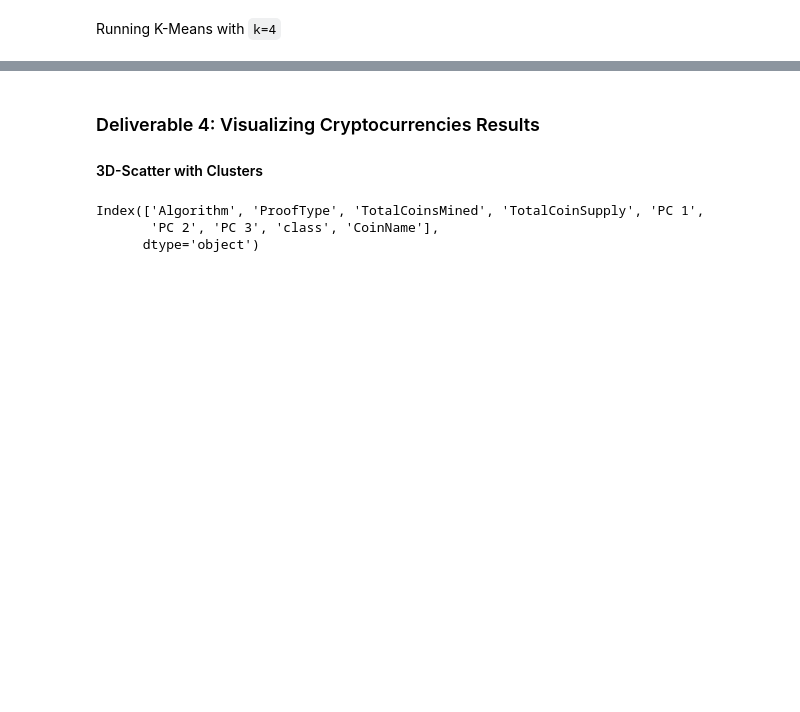
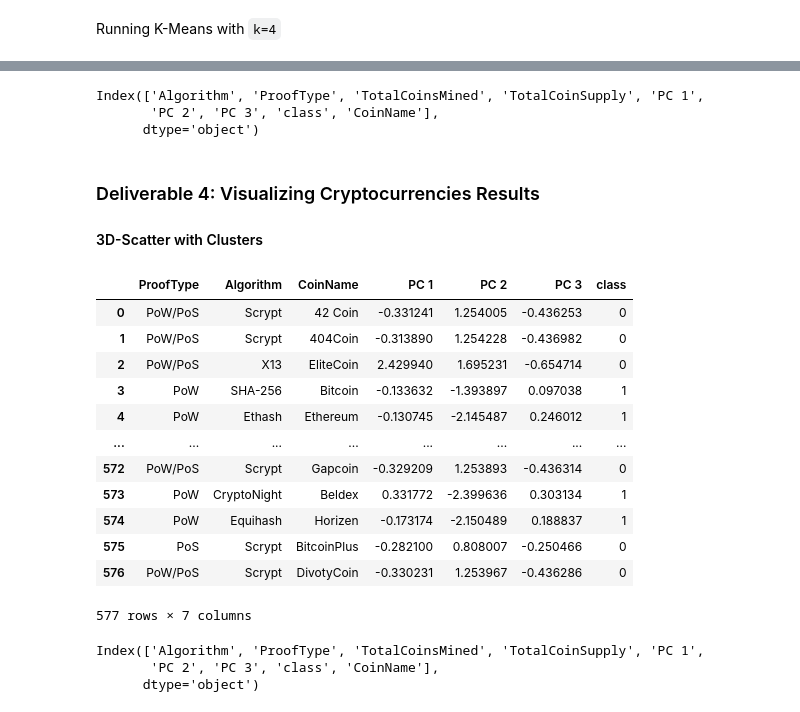
Before and after one commit to daappadurai/Unsupervised_ML_Challenge, a Jupyter notebook: crypto_clustering_starter_code.ipynb, the cells around one changed output, grey strips where cells are left out. Saved outputs shown, nothing was run; the diff lists cells and outputs as text; code cells hidden in the pictures; blank space fills up the shorter version.

```diff
--- a/crypto_clustering_starter_code.ipynb
+++ b/crypto_clustering_starter_code.ipynb
@@ -335,7 +321,31 @@ clustered_df.head()
+# %%
+clustered_df.columns
+# %% [output]
+Index(['Algorithm', 'ProofType', 'TotalCoinsMined', 'TotalCoinSupply', 'PC 1',
+       'PC 2', 'PC 3', 'class', 'CoinName'],
+      dtype='object')
 # %% [markdown]
 ### Deliverable 4: Visualizing Cryptocurrencies Results
 
 #### 3D-Scatter with Clusters
+# %%
+plot_df = clustered_df.loc[:,["ProofType","Algorithm", "CoinName", "PC 1", "PC 2", "PC 3","class"]]
+# %%
+plot_df.reset_index(drop=True)
+# %% [output]
+|  | ProofType | Algorithm | CoinName | PC 1 | PC 2 | PC 3 | class |
+| 0 | PoW/PoS | Scrypt | 42 Coin | -0.331241 | 1.254005 | -0.436253 | 0 |
+| 1 | PoW/PoS | Scrypt | 404Coin | -0.313890 | 1.254228 | -0.436982 | 0 |
+| 2 | PoW/PoS | X13 | EliteCoin | 2.429940 | 1.695231 | -0.654714 | 0 |
+| 3 | PoW | SHA-256 | Bitcoin | -0.133632 | -1.393897 | 0.097038 | 1 |
+| 4 | PoW | Ethash | Ethereum | -0.130745 | -2.145487 | 0.246012 | 1 |
+| ... | ... | ... | ... | ... | ... | ... | ... |
+| 572 | PoW/PoS | Scrypt | Gapcoin | -0.329209 | 1.253893 | -0.436314 | 0 |
+| 573 | PoW | CryptoNight | Beldex | 0.331772 | -2.399636 | 0.303134 | 1 |
+| 574 | PoW | Equihash | Horizen | -0.173174 | -2.150489 | 0.188837 | 1 |
+| 575 | PoS | Scrypt | BitcoinPlus | -0.282100 | 0.808007 | -0.250466 | 0 |
+| 576 | PoW/PoS | Scrypt | DivotyCoin | -0.330231 | 1.253967 | -0.436286 | 0 |
+577 rows × 7 columns
 # %%
 # Creating a 3D-Scatter with the PCA data and the clusters
 import plotly.express as px
```
Also changed, not shown: parts of 16 cells of this notebook, 1 other file.
